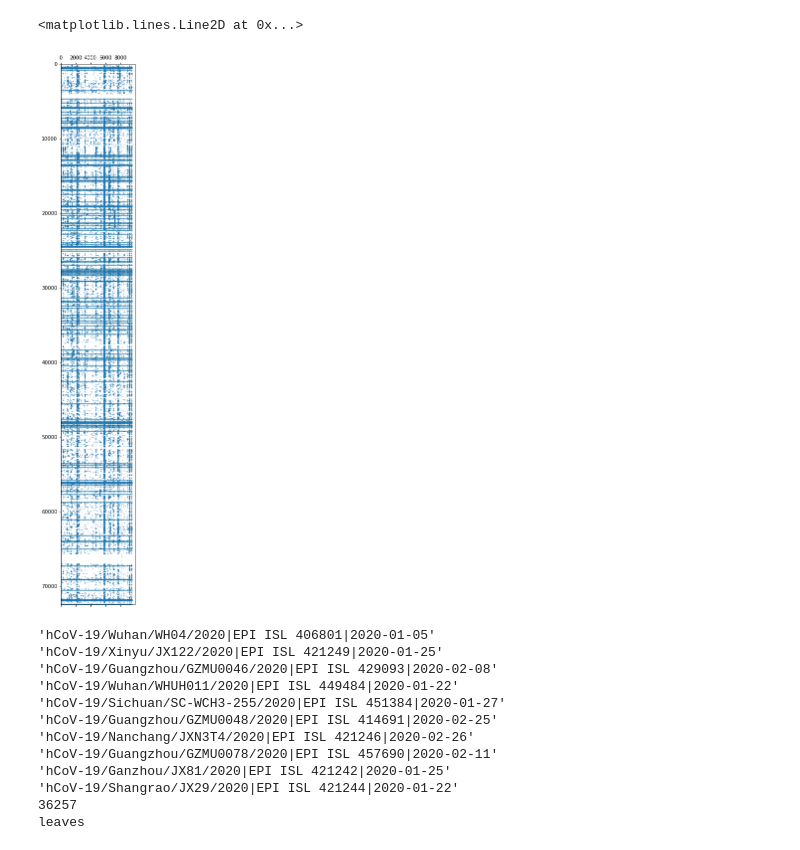
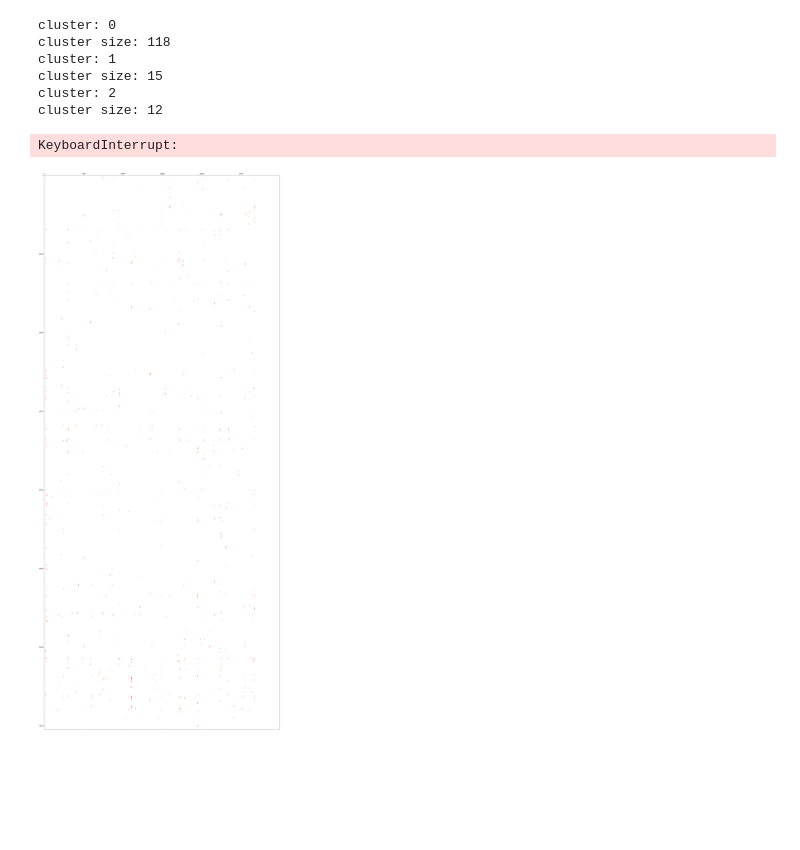
Before and after one commit to DessimozLab/CoronaCoev, a Jupyter notebook: geno2protCoev.ipynb, the cells around one changed output. Drawn from its saved outputs; the diff is of its cells as text; code cells hidden in the pictures; blank space fills up the shorter version.

Commit message:
fixed sankoff, diff clustering approaches

```diff
--- a/geno2protCoev.ipynb
+++ b/geno2protCoev.ipynb
@@ -128,6 +128,9 @@ for i,r in annotation.iterrows():
     prots[i] = str(Seq.Seq( genes[i]).translate( ) )
 
 
+annotation = annotation.sort_values( ['qstart'] )
+
+
 annotation['prots'] = annotation.index.map(prots)
 annotation['genes'] = annotation.index.map(genes)
 print(annotation)
@@ -239,0 +270,7 @@ plt.spy(submat_coev , markersize = .1 )
+# %%
+
+apb = MiniBatchKMeans(n_clusters=100, init='k-means++', max_iter=100, batch_size=100, verbose=1, compute_labels=True  )
+
+#apb = DBSCAN( eps = .2 , metric='jaccard', metric_params=None, algorithm='auto', leaf_size=25, p=None, n_jobs=-1)
+cluster_labelsb_raw = apb.fit_predict(submat_coev.T )
+print(cluster_labelsb[1000:1200])
@@ -240,42 +308,27 @@ plt.spy(submat_coev , markersize = .1 )
+# %%
+#blurmat = blurmat.todense()
+import copy
+
+plt.figure( figsize=(30,200))
+for i,label in enumerate(np.unique(cluster_labelsb_raw)):
+    if len(cluster_labelsb_raw[ cluster_labelsb_raw==label ] ) < 200 and len(cluster_labelsb_raw[ cluster_labelsb_raw==label ] ) > 6:
+        print('cluster:',label)
+        print( 'cluster size:' ,len(cluster_labelsb_raw[ cluster_labelsb_raw==label ] ) )
+        mask =  copy.deepcopy(submat_coev)
+        mask[:,  cluster_labelsb_raw!=label ] = 0
+        plt.spy( mask, markersize = 1 , mfc = crange[i]  , mec = crange[i] )
+
+plt.show()
+# %% [output]
+cluster: 0
+cluster size: 118
+cluster: 1
+cluster size: 15
+cluster: 2
+cluster size: 12
+KeyboardInterrupt:
+[figure, added]
 # %%
-plt.figure( figsize=(30,20))
-plt.spy(codonmat , markersize = .1 )
+plt.figure( figsize=(30,200))
+plt.spy(codonmat , markersize = 1)
-# %% [output]
-<matplotlib.lines.Line2D at 0x...>
-[figure, removed]
-# %%
-#use blurmat here
-import dendropy
-tree = dendropy.Tree.get(
-    path='./lanford/ft_TBE.tree.txt',
-    schema='newick')
-for l in tree.leaf_nodes()[0:10]:
-    print(str(l.taxon))
-print(len(tree.leaf_nodes()))
-print('leaves')
-for i,n in enumerate(tree.nodes()):
-    n.matrow = i
-
-#blur w connectivity mat
-blurfactor =  .5
-bluriter = 4
-
-connectmat = lil_matrix((len(tree.nodes()), len(tree.nodes() ) ) )
-
-index = np.array([ [n.matrow, c.matrow ] for n in tree.nodes() for c in n.child_nodes()])
-connectmat[index[:,0],index[:,1]] = 1
-connectmat+= connectmat.T
-# %% [output]
-'hCoV-19/Wuhan/WH04/2020|EPI ISL 406801|2020-01-05'
-'hCoV-19/Xinyu/JX122/2020|EPI ISL 421249|2020-01-25'
-'hCoV-19/Guangzhou/GZMU0046/2020|EPI ISL 429093|2020-02-08'
-'hCoV-19/Wuhan/WHUH011/2020|EPI ISL 449484|2020-01-22'
-'hCoV-19/Sichuan/SC-WCH3-255/2020|EPI ISL 451384|2020-01-27'
-'hCoV-19/Guangzhou/GZMU0048/2020|EPI ISL 414691|2020-02-25'
-'hCoV-19/Nanchang/JXN3T4/2020|EPI ISL 421246|2020-02-26'
-'hCoV-19/Guangzhou/GZMU0078/2020|EPI ISL 457690|2020-02-11'
-'hCoV-19/Ganzhou/JX81/2020|EPI ISL 421242|2020-01-25'
-'hCoV-19/Shangrao/JX29/2020|EPI ISL 421244|2020-01-22'
-36257
-leaves
 # %%
```
Also changed, not shown: parts of 41 cells of this notebook, 4 other files.
